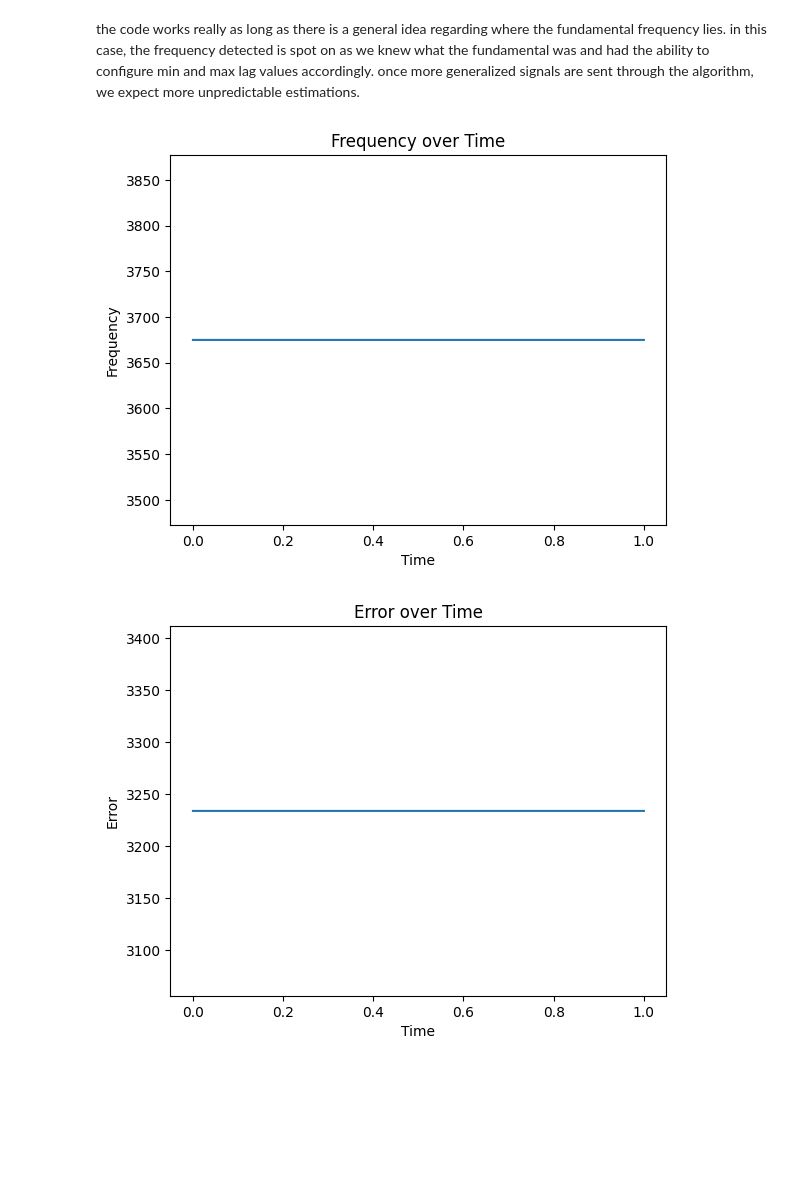
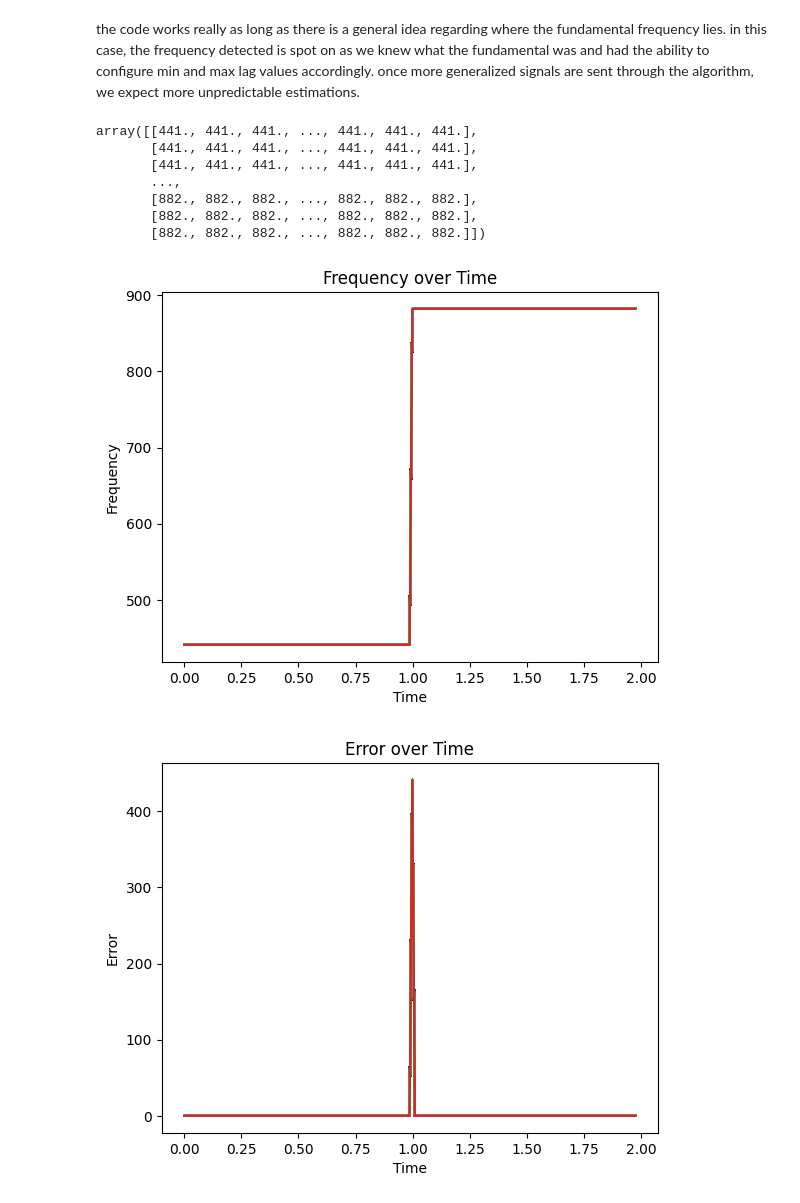
Before and after one commit to nairanish1/Fundamental-Frequency-Detection, a Jupyter notebook: Assignment_1.ipynb, the cells around one changed output. Saved outputs shown, nothing was run; the diff lists cells and outputs as text; code cells hidden in the pictures; blank space fills up the shorter version.

```diff
--- a/Assignment_1.ipynb
+++ b/Assignment_1.ipynb
@@ -118,45 +115,46 @@ def generate_sine(freq1, freq2, amp, dur, fs):
     return signal_, t_
     # Brittney
 # %%
-def plot_test(xb, time_vector):
+def plot_test(xb, block_size, hop_size, fs):
   # Store frequency and error values
   frequency_values = []
   error_values = []
   frequencies = [441, 882]
 
+  f0, timeInSec = track_pitch_acf(xb, block_size, hop_size, fs)
+  actual_freq = np.zeros((len(timeInSec), block_size))
+  error = np.zeros((len(timeInSec), block_size))
+
   # Calculate the frequency and error for each time point
-  for i in time_vector:
-      actual_freq = frequencies[0] if np.any(time_vector < 1) else frequencies[1]
-      # Determine fundamental using freq_from_autocorr
-      f0 = get_f0_from_acf(xb, 44100)
-      frequency_values.append(f0)
+  for i in range(len(timeInSec)):
 
-      # Calculate error and append to error_values list
-      error = f0 - actual_freq
-      error_values.append(error)
+    actual_freq[i] = frequencies[1] if timeInSec[i] > 1 else frequencies[0]
+    frequency_values.append(f0[i])
 
-  # Plot frequency over time
+    # Calculate error and append to error_values list
+    error[i] = f0[i] - actual_freq[i]
+    error_values.append(error[i])
+
+  # Plot frequency
   plt.figure()
-  plt.plot(time_vector, frequency_values)
+  plt.plot(timeInSec, frequency_values)
   plt.xlabel('Time')
   plt.ylabel('Frequency')
   plt.title('Frequency over Time')
 
-  # Plot error over time
+  # Plot error
   plt.figure()
-  plt.plot(time_vector, error_values)
+  plt.plot(timeInSec, error_values)
   plt.xlabel('Time')
   plt.ylabel('Error')
   plt.title('Error over Time')
 
   # Display
-  plt.show()
+  # plt.show()
+  return actual_freq
   # Brittney
 # %% [markdown]
 the code works really as long as there is a general idea regarding where the fundamental frequency lies. in this case, the frequency detected is spot on as we knew what the fundamental was and had the ability to configure min and max lag values accordingly. once more generalized signals are sent through the algorithm, we expect more unpredictable estimations.
 # %%
-x, t = generate_sine(441, 882, 1.0, 1, 44100)
-
-#import wav file
-fs, x = scipy.io.wavfile.read("trainData/01-D_AMairena.wav")
+sx, t = generate_sine(441, 882, 1.0, 1, 44100)
 # %%
@@ -166,8 +164,15 @@ xb, timeInSec_ = block_audio(x, 1024, 512, 44100)
-# %%
-plot_test(xb[0], t)
-# %% [output]
-[figure, removed]
-[figure, removed]
+# %%
+plot_test(sx, 1024, 512, 44100)
+# %% [output]
+array([[441., 441., 441., ..., 441., 441., 441.],
+       [441., 441., 441., ..., 441., 441., 441.],
+       [441., 441., 441., ..., 441., 441., 441.],
+       ...,
+       [882., 882., 882., ..., 882., 882., 882.],
+       [882., 882., 882., ..., 882., 882., 882.],
+       [882., 882., 882., ..., 882., 882., 882.]])
+[figure, added]
+[figure, added]
 # %%
 convert_freq2midi(f0)
 # %% [output]
```
Also changed, not shown: parts of 8 cells of this notebook, 1 other file.
